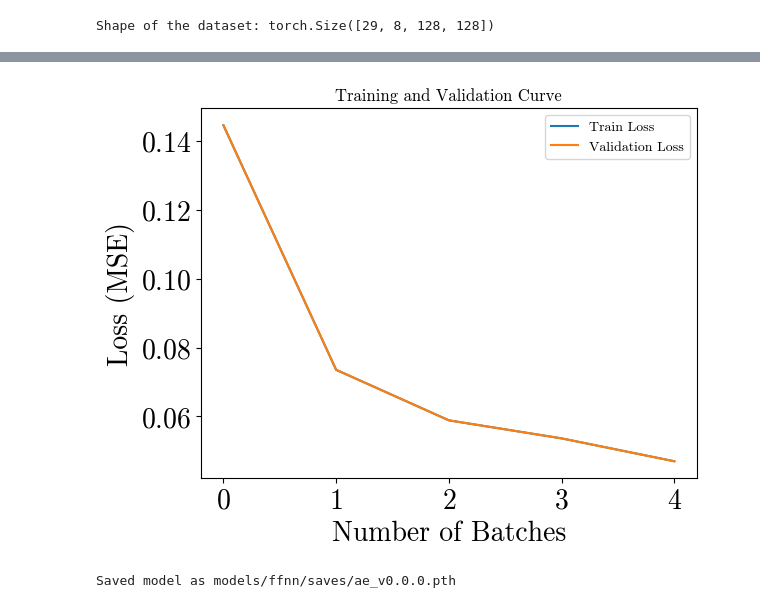
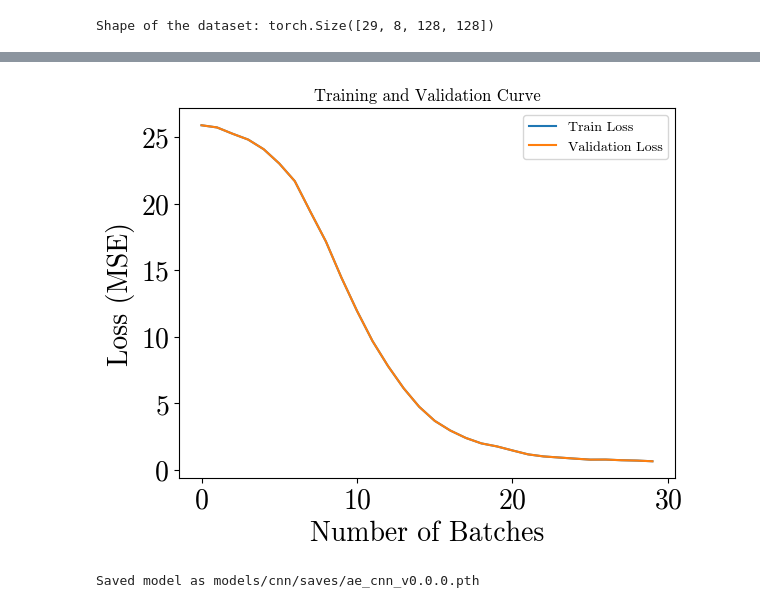
Before and after one commit to JackHanke/bh, a Jupyter notebook: harm.ipynb, the cells around one changed output, grey strips where cells are left out. Drawn from its saved outputs; the diff is of its cells as text; code cells hidden in the pictures.

```diff
--- a/harm.ipynb
+++ b/harm.ipynb
@@ -206,25 +174,24 @@ train_loader, val_loader = make_encoding_dataloaders(data=data)
 # %%
-from models.ffnn.ffnn import AE, train_ffnn
-
 # initialize net
-ae = AE(
-    input_dim = 8 * 128 * 128,
-    latent_dim = 3 * 10 * 10,
-    version_str = 'v0.0.0'
+net = miniCNN(
+    name = 'ae_cnn',
+    version_str = 'v0.0.0',
+    input_channels = 8,
 )
 
 # train net
-losses = train_ffnn(
-    model = ae,
-    epochs = 5,
+losses = train_model(
+    model = net,
+    loss_fn = torch.nn.MSELoss(),
+    epochs = 30,
     train_loader = train_loader,
     valid_loader = val_loader,
     verbose=False,
     plot_learning_curves=True,
 )
 
 # save state dictionary of model
-ae.save()
+net.save()
 # %% [output]
-[figure, old version]
+[figure, new version]
-Saved model as models/ffnn/saves/ae_v0.0.0.pth
+Saved model as models/cnn/saves/ae_cnn_v0.0.0.pth
```
Also changed, not shown: parts of 12 cells of this notebook, 8 other files.
